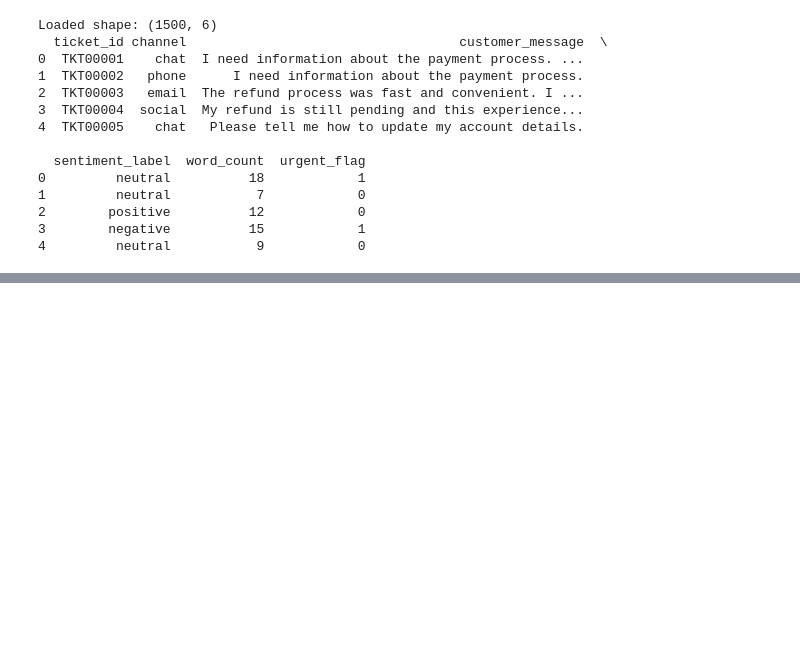
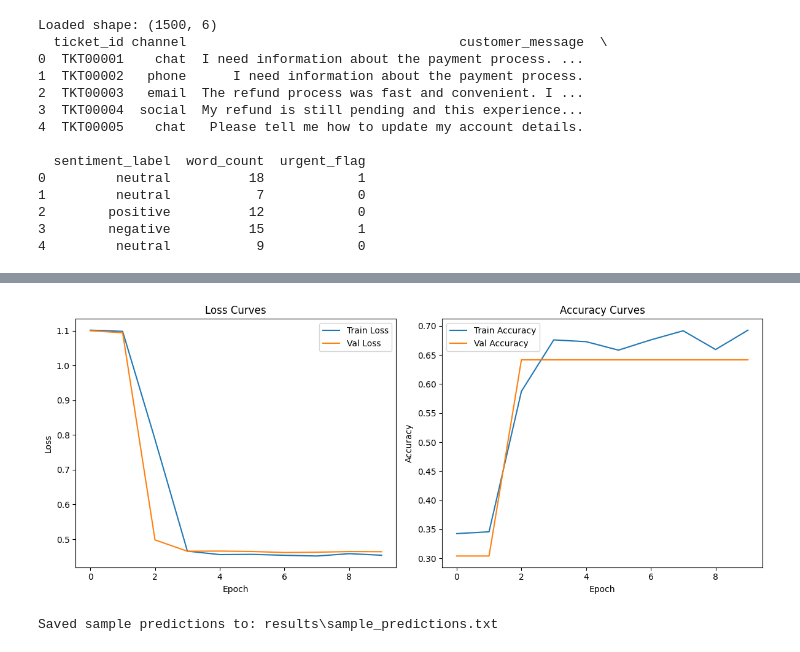
Before and after one commit to ShreyasRP94/assignment-05-Part3-nlp-sequence-modeling-bitsom_ba_2511032, a Jupyter notebook: notebook.ipynb, the cells around one changed output, grey strips where cells are left out. Saved outputs shown, nothing was run; the diff lists cells and outputs as text; code cells hidden in the pictures; blank space fills up the shorter version.

```diff
--- a/notebook.ipynb
+++ b/notebook.ipynb
@@ -65,0 +370,49 @@ Loaded shape: (1500, 6)
+# %%
+# Save training curves as model_evaluation.png
+history_df = pd.DataFrame(history.history)
+
+plt.figure(figsize=(12, 5))
+
+plt.subplot(1, 2, 1)
+plt.plot(history_df["loss"], label="Train Loss")
+plt.plot(history_df["val_loss"], label="Val Loss")
+plt.title("Loss Curves")
+plt.xlabel("Epoch")
+plt.ylabel("Loss")
+plt.legend()
+
+plt.subplot(1, 2, 2)
+plt.plot(history_df["accuracy"], label="Train Accuracy")
+plt.plot(history_df["val_accuracy"], label="Val Accuracy")
+plt.title("Accuracy Curves")
+plt.xlabel("Epoch")
+plt.ylabel("Accuracy")
+plt.legend()
+
+plt.tight_layout()
+plt.savefig(os.path.join(RESULTS_DIR, "model_evaluation.png"), dpi=200, bbox_inches="tight")
+plt.show()
+# %% [output]
+[figure, added]
+# %%
+# Save sample predictions
+sample_n = min(10, len(X_test_text))
+sample_indices = np.random.choice(len(X_test_text), size=sample_n, replace=False)
+
+sample_texts = X_test_text.iloc[sample_indices].tolist()
+sample_true = label_encoder.inverse_transform(y_test[sample_indices])
+sample_pred_labels = label_encoder.inverse_transform(seq_pred[sample_indices])
+
+sample_file = os.path.join(RESULTS_DIR, "sample_predictions.txt")
+
+with open(sample_file, "w", encoding="utf-8") as f:
+    for i, (text, true_label, pred_label) in enumerate(zip(sample_texts, sample_true, sample_pred_labels), start=1):
+        f.write(f"Sample {i}\n")
+        f.write(f"Text: {text}\n")
+        f.write(f"True Label: {true_label}\n")
+        f.write(f"Predicted Label: {pred_label}\n")
+        f.write("-" * 80 + "\n")
+
+print(f"Saved sample predictions to: {sample_file}")
+# %% [output]
+Saved sample predictions to: results\sample_predictions.txt
```
Also changed, not shown: parts of 13 cells of this notebook, 3 other files.
